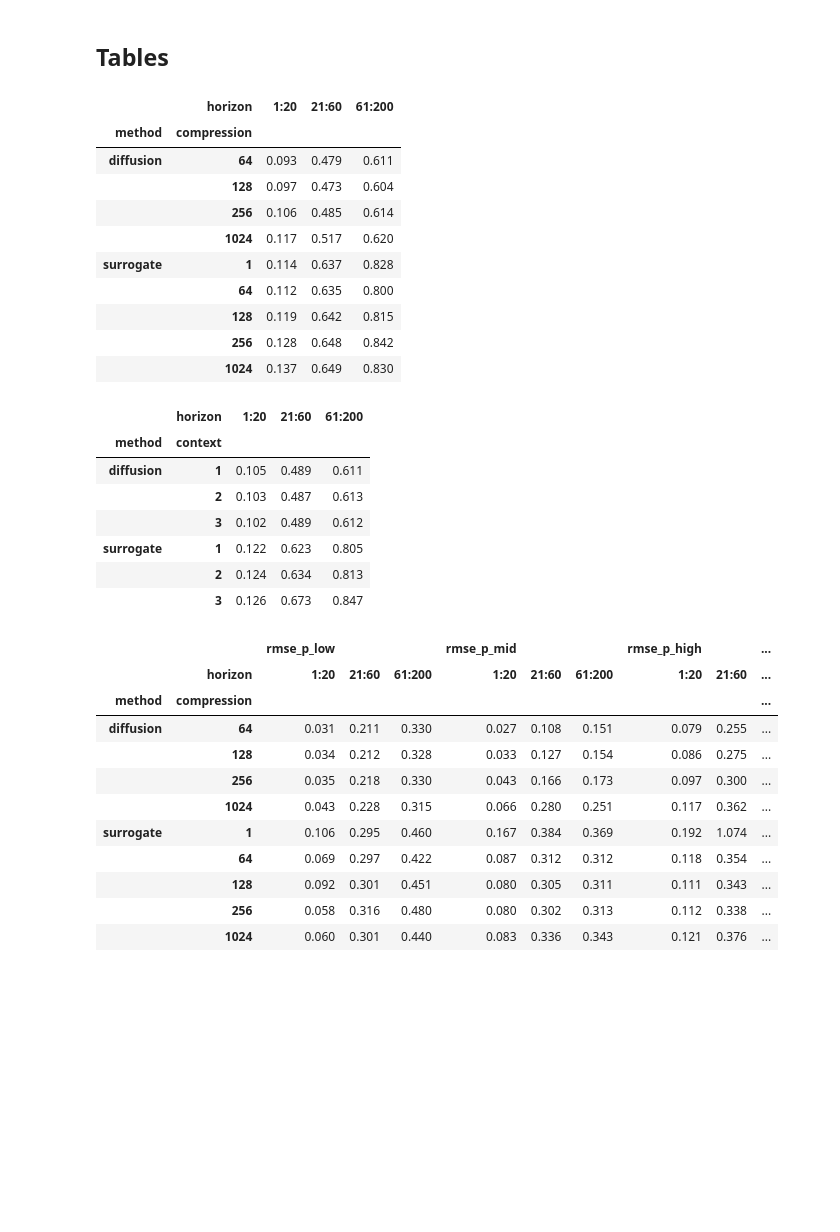
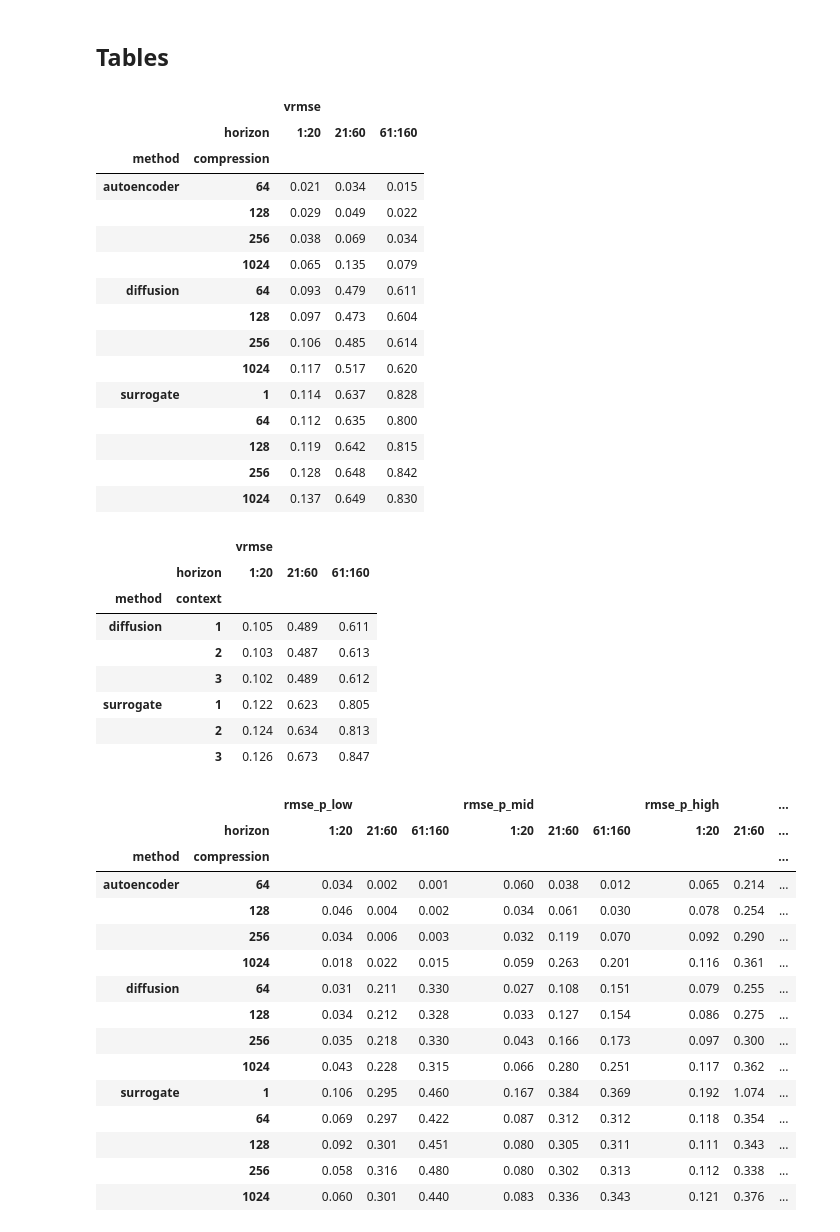
Before and after one commit to ksimotas/lola, a Jupyter notebook: experiments/rayleigh_benard/figures.ipynb, the cells around one changed output. Cells and saved outputs as stored; diff of their text form; code cells hidden in the pictures; blank space fills up the shorter version.

```diff
--- a/experiments/rayleigh_benard/figures.ipynb
+++ b/experiments/rayleigh_benard/figures.ipynb
@@ -89,7 +87,7 @@ def horizon(t):
     elif t < 60:
         return "21:60"
     else:
-        return "61:200"
+        return "61:160"
 
 
 df["horizon"] = df["time"].apply(horizon)
@@ -200,13 +225,18 @@ plt.savefig("mosaic.pdf", dpi=300, transparent=True)
 # %%
 table = df[["method", "compression", "horizon", "vrmse"]]
 
 table = table.groupby(["method", "compression", "horizon"]).agg(weighted_mean).round(3).reset_index()
-table = table.pivot(index=["method", "compression"], columns="horizon", values="vrmse")
+table = table.pivot(index=["method", "compression"], columns="horizon", values=["vrmse"])
 # print(table.to_latex(float_format="%.3f"))
 table
 # %% [output]
-|  | horizon | 1:20 | 21:60 | 61:200 |
+|  |  | vrmse |  |  |
+|  | horizon | 1:20 | 21:60 | 61:160 |
 | method | compression |  |  |  |
+| autoencoder | 64 | 0.021 | 0.034 | 0.015 |
+|  | 128 | 0.029 | 0.049 | 0.022 |
+|  | 256 | 0.038 | 0.069 | 0.034 |
+|  | 1024 | 0.065 | 0.135 | 0.079 |
 | diffusion | 64 | 0.093 | 0.479 | 0.611 |
 |  | 128 | 0.097 | 0.473 | 0.604 |
 |  | 256 | 0.106 | 0.485 | 0.614 |
@@ -217,14 +247,16 @@ table
 |  | 256 | 0.128 | 0.648 | 0.842 |
 |  | 1024 | 0.137 | 0.649 | 0.830 |
 # %%
-table = df.loc[df["compression"] > 1, ["method", "context", "horizon", "vrmse"]]
+table = df[(df["method"] != "autoencoder") & (df["compression"] > 1)]
+table = table[["method", "context", "horizon", "vrmse"]]
 
 table = table.groupby(["method", "context", "horizon"]).agg(weighted_mean).round(3).reset_index()
-table = table.pivot(index=["method", "context"], columns="horizon", values="vrmse")
+table = table.pivot(index=["method", "context"], columns="horizon", values=["vrmse"])
 # print(table.to_latex(float_format="%.3f"))
 table
 # %% [output]
-|  | horizon | 1:20 | 21:60 | 61:200 |
+|  |  | vrmse |  |  |
+|  | horizon | 1:20 | 21:60 | 61:160 |
 | method | context |  |  |  |
 | diffusion | 1 | 0.105 | 0.489 | 0.611 |
 |  | 2 | 0.103 | 0.487 | 0.613 |
@@ -245,8 +277,12 @@ table = table.pivot(
 table
 # %% [output]
 |  |  | rmse_p_low |  |  | rmse_p_mid |  |  | rmse_p_high |  | ... |
-|  | horizon | 1:20 | 21:60 | 61:200 | 1:20 | 21:60 | 61:200 | 1:20 | 21:60 | ... |
+|  | horizon | 1:20 | 21:60 | 61:160 | 1:20 | 21:60 | 61:160 | 1:20 | 21:60 | ... |
 | method | compression |  |  |  |  |  |  |  |  | ... |
+| autoencoder | 64 | 0.034 | 0.002 | 0.001 | 0.060 | 0.038 | 0.012 | 0.065 | 0.214 | ... |
+|  | 128 | 0.046 | 0.004 | 0.002 | 0.034 | 0.061 | 0.030 | 0.078 | 0.254 | ... |
+|  | 256 | 0.034 | 0.006 | 0.003 | 0.032 | 0.119 | 0.070 | 0.092 | 0.290 | ... |
+|  | 1024 | 0.018 | 0.022 | 0.015 | 0.059 | 0.263 | 0.201 | 0.116 | 0.361 | ... |
 | diffusion | 64 | 0.031 | 0.211 | 0.330 | 0.027 | 0.108 | 0.151 | 0.079 | 0.255 | ... |
 |  | 128 | 0.034 | 0.212 | 0.328 | 0.033 | 0.127 | 0.154 | 0.086 | 0.275 | ... |
 |  | 256 | 0.035 | 0.218 | 0.330 | 0.043 | 0.166 | 0.173 | 0.097 | 0.300 | ... |
```
Also changed, not shown: parts of 3 cells of this notebook, 1 other file.
